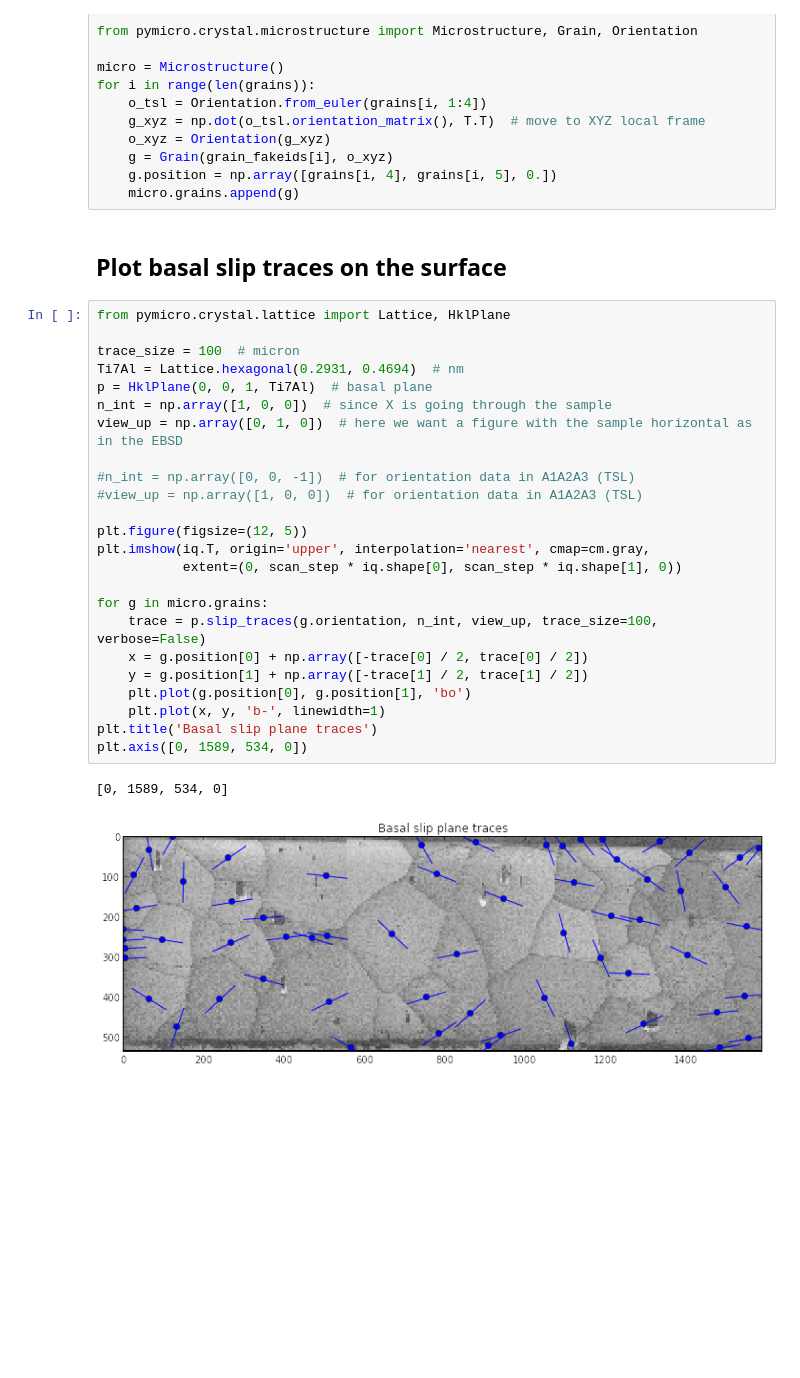
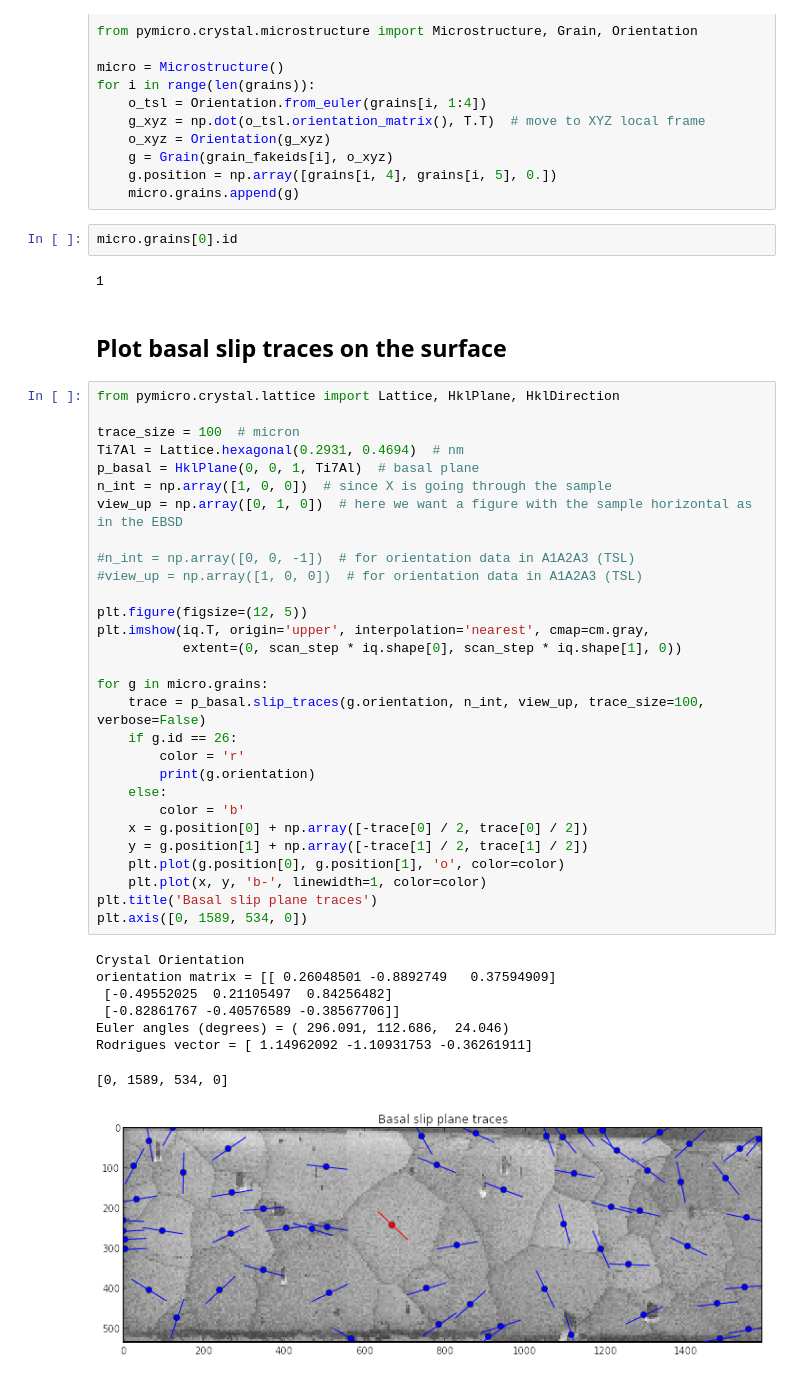
Before and after one commit to heprom/Ti7_ESRF, a Jupyter notebook: Ti7_ESRF_T1/Ti7_ESRF_T1.ipynb, the cells around one changed output. Cells and saved outputs as stored; diff of their text form; blank space fills up the shorter version.

```diff
--- a/Ti7_ESRF_T1/Ti7_ESRF_T1.ipynb
+++ b/Ti7_ESRF_T1/Ti7_ESRF_T1.ipynb
@@ -66,33 +66,48 @@ for i in range(len(grains)):
     g = Grain(grain_fakeids[i], o_xyz)
     g.position = np.array([grains[i, 4], grains[i, 5], 0.])
     micro.grains.append(g)
+# %%
+micro.grains[0].id
+# %% [output]
+1
 # %% [markdown]
 Plot basal slip traces on the surface
 --
 # %%
-from pymicro.crystal.lattice import Lattice, HklPlane
+from pymicro.crystal.lattice import Lattice, HklPlane, HklDirection
 
 trace_size = 100  # micron
 Ti7Al = Lattice.hexagonal(0.2931, 0.4694)  # nm
-p = HklPlane(0, 0, 1, Ti7Al)  # basal plane
+p_basal = HklPlane(0, 0, 1, Ti7Al)  # basal plane
 n_int = np.array([1, 0, 0])  # since X is going through the sample
 view_up = np.array([0, 1, 0])  # here we want a figure with the sample horizontal as in the EBSD
 
 #n_int = np.array([0, 0, -1])  # for orientation data in A1A2A3 (TSL)
 #view_up = np.array([1, 0, 0])  # for orientation data in A1A2A3 (TSL)
 
 plt.figure(figsize=(12, 5))
 plt.imshow(iq.T, origin='upper', interpolation='nearest', cmap=cm.gray,
            extent=(0, scan_step * iq.shape[0], scan_step * iq.shape[1], 0))
 
 for g in micro.grains:
-    trace = p.slip_traces(g.orientation, n_int, view_up, trace_size=100, verbose=False)
+    trace = p_basal.slip_traces(g.orientation, n_int, view_up, trace_size=100, verbose=False)
+    if g.id == 26:
+        color = 'r'
+        print(g.orientation)
+    else:
+        color = 'b'
     x = g.position[0] + np.array([-trace[0] / 2, trace[0] / 2])
     y = g.position[1] + np.array([-trace[1] / 2, trace[1] / 2])
-    plt.plot(g.position[0], g.position[1], 'bo')
-    plt.plot(x, y, 'b-', linewidth=1)
+    plt.plot(g.position[0], g.position[1], 'o', color=color)
+    plt.plot(x, y, 'b-', linewidth=1, color=color)
 plt.title('Basal slip plane traces')
 plt.axis([0, 1589, 534, 0])
 # %% [output]
-[0, 1589, 534, 0]
+Crystal Orientation
+orientation matrix = [[ 0.26048501 -0.8892749   0.37594909]
+ [-0.49552025  0.21105497  0.84256482]
+ [-0.82861767 -0.40576589 -0.38567706]]
+Euler angles (degrees) = ( 296.091, 112.686,  24.046)
+Rodrigues vector = [ 1.14962092 -1.10931753 -0.36261911]
+[0, 1589, 534, 0]
-[figure, old version]
+[figure, new version]
```
Also changed, not shown: parts of 6 cells of this notebook, 1 other file.
